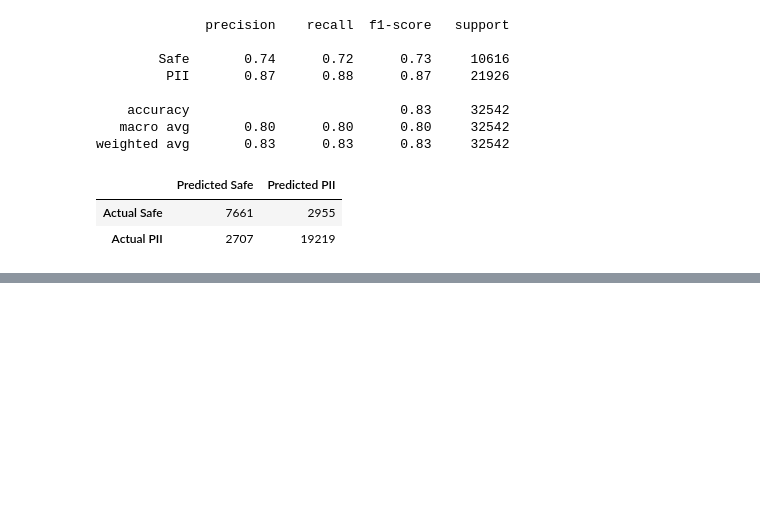
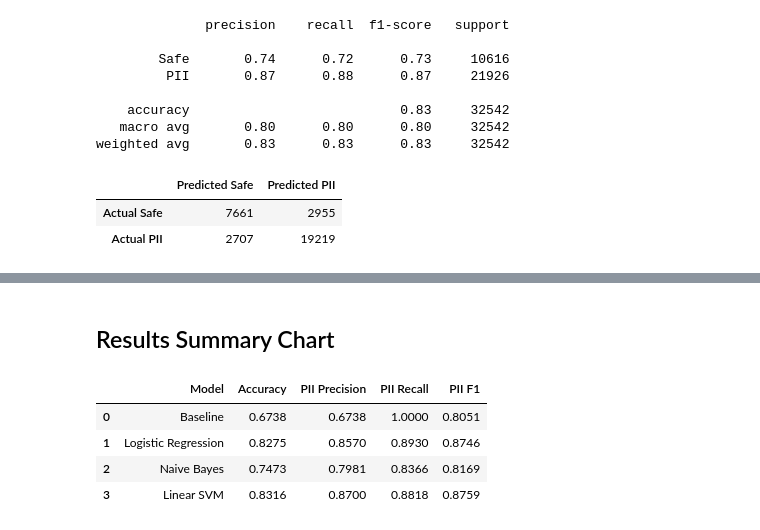
Before and after one commit to Cyber-207/cyber207_specialized_PII_detection_comparison, a Jupyter notebook: notebooks/classical_ml/classical_models.ipynb, the cells around one changed output, grey strips where cells are left out. Drawn from its saved outputs; the diff is of its cells as text; code cells hidden in the pictures; blank space fills up the shorter version.

Commit message:
Results summary chart

```diff
--- a/notebooks/classical_ml/classical_models.ipynb
+++ b/notebooks/classical_ml/classical_models.ipynb
@@ -242,0 +271,6 @@ weighted avg       0.83      0.83      0.83     32542
+# %%
+lr_test_predictions = lr.predict(test_features)
+print(classification_report(test_labels, lr_test_predictions, target_names=['Safe', 'PII']))
+cm = confusion_matrix(test_labels, lr_test_predictions)
+
+pd.DataFrame(cm, index=["Actual Safe", "Actual PII"], columns=["Predicted Safe", "Predicted PII"])
@@ -242,0 +291,6 @@ weighted avg       0.83      0.83      0.83     32542
+# %%
+nb_test_predictions = nb.predict(test_features)
+print(classification_report(test_labels, nb_test_predictions, target_names=['Safe', 'PII']))
+cm = confusion_matrix(test_labels, nb_test_predictions)
+
+pd.DataFrame(cm, index=["Actual Safe", "Actual PII"], columns=["Predicted Safe", "Predicted PII"])
@@ -242,0 +311,6 @@ weighted avg       0.83      0.83      0.83     32542
+# %%
+svm_test_predictions = svm.predict(test_features)
+print(classification_report(test_labels, svm_test_predictions, target_names=['Safe', 'PII']))
+cm = confusion_matrix(test_labels, svm_test_predictions)
+
+pd.DataFrame(cm, index=["Actual Safe", "Actual PII"], columns=["Predicted Safe", "Predicted PII"])
@@ -242,0 +329,30 @@ weighted avg       0.83      0.83      0.83     32542
+# %% [markdown]
+## Results Summary Chart
+# %%
+predictions = {
+    "Baseline": baseline_test_predictions,
+    "Logistic Regression": lr_test_predictions,
+    "Naive Bayes": nb_test_predictions,
+    "Linear SVM": svm_test_predictions
+}
+
+comparison_results = []
+
+for model, p in predictions.items():
+    comparison_results.append({
+        "Model": model,
+        "Accuracy": accuracy_score(test_labels, p),
+        "PII Precision": precision_score(test_labels, p, zero_division=0),
+        "PII Recall": recall_score(test_labels, p, zero_division=0),
+        "PII F1": f1_score(test_labels, p, zero_division=0)
+    })
+
+comparison_results = pd.DataFrame(comparison_results).round(4)
+
+comparison_results
+# %% [output]
+|  | Model | Accuracy | PII Precision | PII Recall | PII F1 |
+| 0 | Baseline | 0.6738 | 0.6738 | 1.0000 | 0.8051 |
+| 1 | Logistic Regression | 0.8275 | 0.8570 | 0.8930 | 0.8746 |
+| 2 | Naive Bayes | 0.7473 | 0.7981 | 0.8366 | 0.8169 |
+| 3 | Linear SVM | 0.8316 | 0.8700 | 0.8818 | 0.8759 |
```
Also changed, not shown: parts of 11 cells of this notebook.
